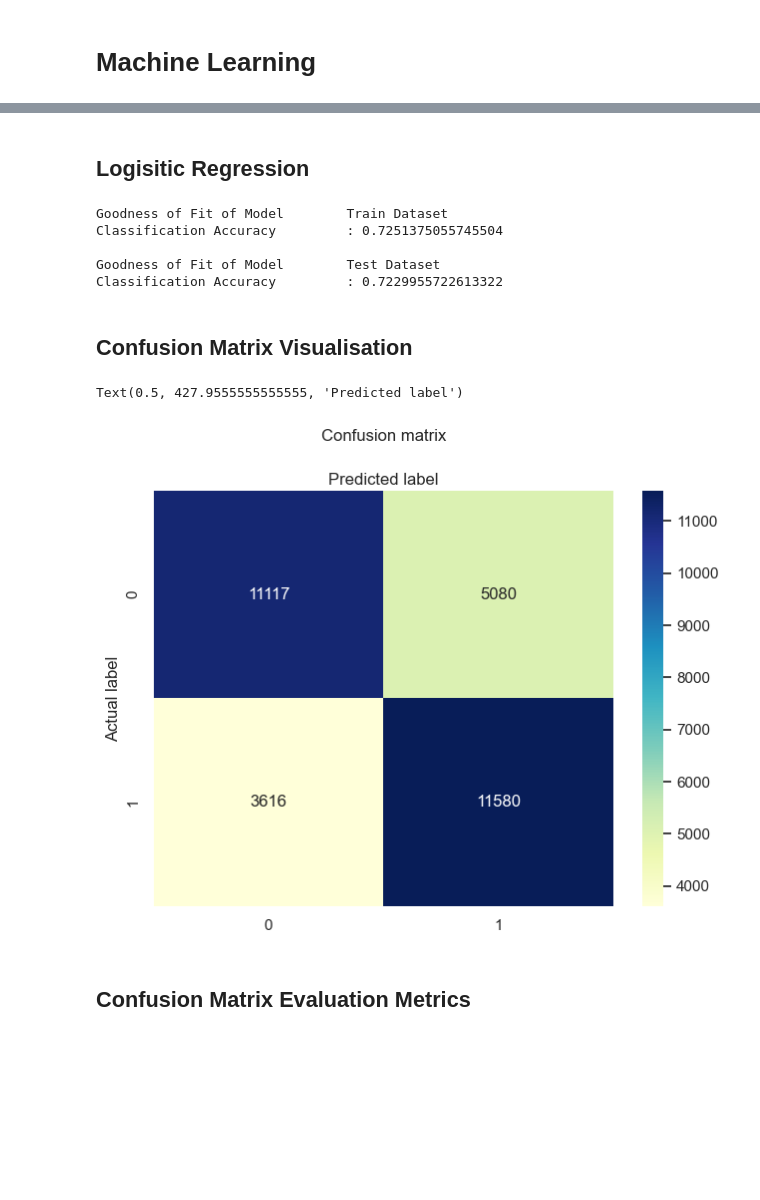
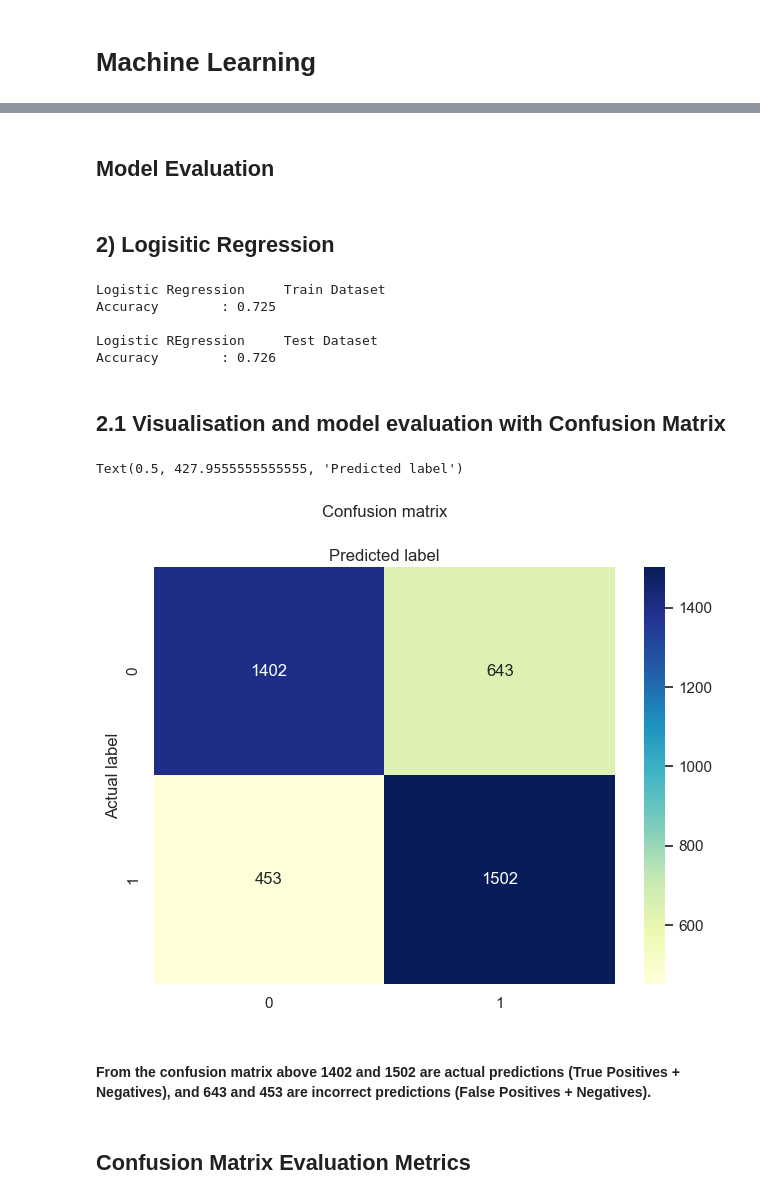
Before and after one commit to fattycuty/DSAI-Mini-Project, a Jupyter notebook: DS Mini-Project.ipynb, the cells around one changed output, grey strips where cells are left out. Drawn from its saved outputs; the diff is of its cells as text; code cells hidden in the pictures; blank space fills up the shorter version.

```diff
--- a/DS Mini-Project.ipynb
+++ b/DS Mini-Project.ipynb
@@ -662,15 +666,13 @@ interactive(children=(Dropdown(description='Map', options=('de_cache', 'de_cbble
 # %%
-from sklearn.tree import DecisionTreeClassifier
-from sklearn.model_selection import train_test_split
-from sklearn.metrics import confusion_matrix
-from sklearn.tree import plot_tree
-sb.set()
-
 #remove rounds with <= eq_val_diff of 5000
 ml_df = pd.DataFrame(demo_clean_df[abs(demo_clean_df['ct_eq_val'] - demo_clean_df['t_eq_val']) >= 5000])
+ml_df = ml_df.sample(n=20000)
 
 #response
 side_win = pd.DataFrame(ml_df['ct_win'])
 
 #predictor
 eq_diff = pd.DataFrame(ml_df['ct_eq_val'] - ml_df['t_eq_val'])
+
+#train test split
+X_train, X_test, y_train, y_test = train_test_split(eq_diff, side_win, test_size = 0.20)
@@ -677,7 +681,7 @@ eq_diff = pd.DataFrame(ml_df['ct_eq_val'] - ml_df['t_eq_val'])
 # %%
-X_train, X_test, y_train, y_test = train_test_split(eq_diff, side_win, test_size = 0.20)
+from sklearn.tree import DecisionTreeClassifier
 
-dectree = DecisionTreeClassifier(max_depth = 2)
+dectree = DecisionTreeClassifier(max_depth = 3)
 dectree.fit(X_train, y_train)
 
 y_train_pred = dectree.predict(X_train)
@@ -712,2 +724,4 @@ Classification Accuracy         : 0.724547083416285
+# %% [markdown]
+## Model Evaluation
 # %% [markdown]
-## Logisitic Regression
+## 2) Logisitic Regression
@@ -723,47 +728,48 @@ eq_diff = pd.DataFrame(ml_df['ct_eq_val'] - ml_df['t_eq_val'])
 # %%
 from sklearn.linear_model import LogisticRegression
 
-X_train, X_test, y_train, y_test = train_test_split(eq_diff, side_win, test_size=0.25, random_state=16)
 
 logreg = LogisticRegression(random_state=16)
-logreg.fit(X_train, y_train)
-y_pred = logreg.predict(X_test)
+logreg.fit(X_train, y_train.values.ravel())
+logreg_pred = logreg.predict(X_test)
 
-print("Goodness of Fit of Model \tTrain Dataset")
-print("Classification Accuracy \t:", logreg.score(X_train, y_train))
+print("Logistic Regression \tTrain Dataset")
+print("Accuracy \t:", logreg.score(X_train, y_train.values.ravel()))
 print()
 
-print("Goodness of Fit of Model \tTest Dataset")
-print("Classification Accuracy \t:", logreg.score(X_test, y_test))
+print("Logistic REgression \tTest Dataset")
+print("Accuracy \t:", logreg.score(X_test, y_test))
 print()
 # %% [output]
-Goodness of Fit of Model        Train Dataset
-Classification Accuracy         : 0.7251375055745504
+Logistic Regression     Train Dataset
+Accuracy        : 0.725
 
-Goodness of Fit of Model        Test Dataset
-Classification Accuracy         : 0.7229955722613322
+Logistic REgression     Test Dataset
+Accuracy        : 0.726
 # %% [markdown]
-## Confusion Matrix Visualisation
+ ## 2.1 Visualisation and model evaluation with Confusion Matrix
 # %%
 from sklearn import metrics
 from sklearn.metrics import classification_report
 
-cnf_matrix = metrics.confusion_matrix(y_test, y_pred)
+cnf_matrix = metrics.confusion_matrix(y_test, logreg_pred)
 class_names=[0,1] # name  of classes
 fig, ax = plt.subplots()
 tick_marks = np.arange(len(class_names))
 plt.xticks(tick_marks, class_names)
 plt.yticks(tick_marks, class_names)
 # create heatmap
 sb.heatmap(pd.DataFrame(cnf_matrix), annot=True, cmap="YlGnBu" ,fmt='g')
 ax.xaxis.set_label_position("top")
 plt.tight_layout()
 plt.title('Confusion matrix', y=1.1)
 plt.ylabel('Actual label')
 plt.xlabel('Predicted label')
 # %% [output]
 Text(0.5, 427.9555555555555, 'Predicted label')
-[figure, old version]
+[figure, new version]
+# %% [markdown]
+#### From the confusion matrix above 1402 and 1502 are actual predictions (True Positives + Negatives), and 643 and 453 are incorrect predictions (False Positives + Negatives).
 # %% [markdown]
 ## Confusion Matrix Evaluation Metrics
 # %%
```
Also changed, not shown: parts of 22 cells of this notebook.
